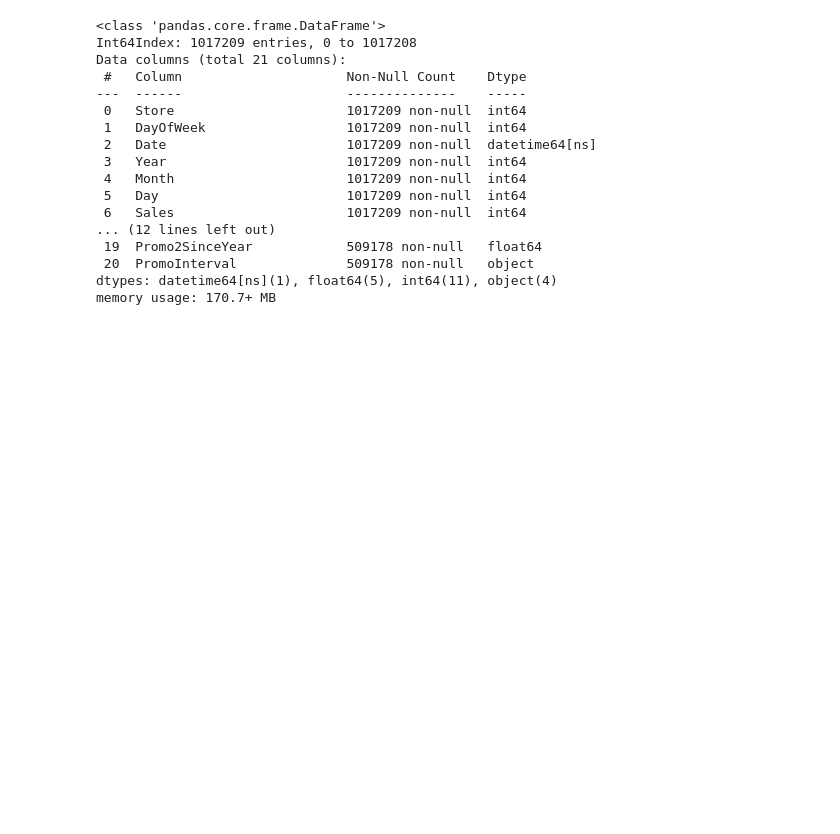
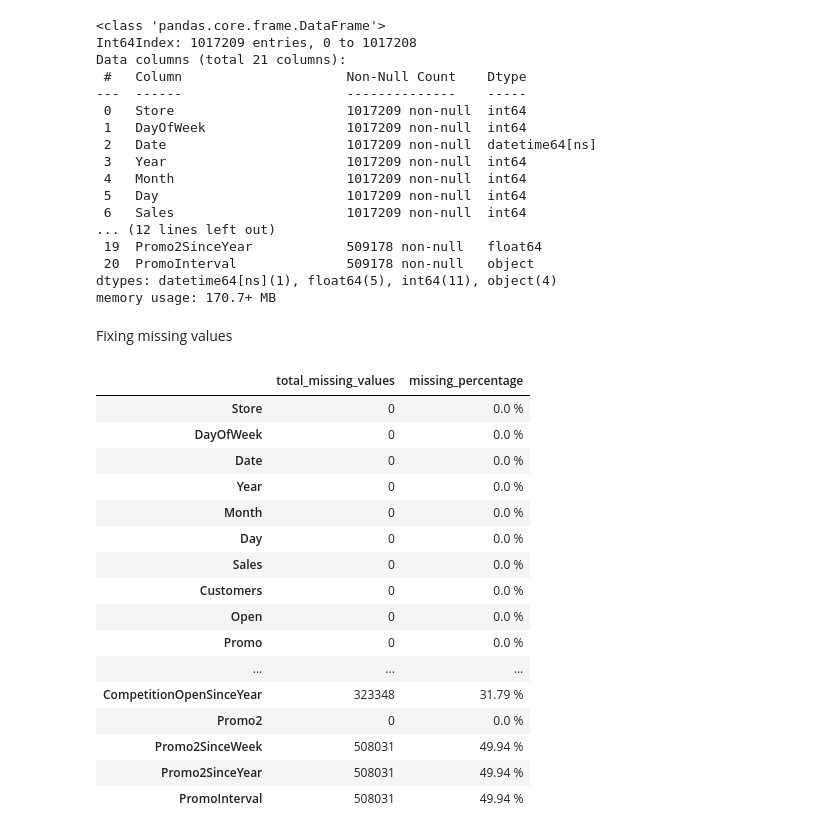
Before and after one commit to nahomHmichael/Rossman-Pharmaceutical-Sales-Pridiction, a Jupyter notebook: notebooks/ML_modeling.ipynb, the cells around one changed output. Saved outputs shown, nothing was run; the diff lists cells and outputs as text; code cells hidden in the pictures; blank space fills up the shorter version.

Commit message:
Update: preprocessing final steps

```diff
--- a/notebooks/ML_modeling.ipynb
+++ b/notebooks/ML_modeling.ipynb
@@ -128,3 +128,27 @@ Data columns (total 21 columns):
  20  PromoInterval              509178 non-null   object
 dtypes: datetime64[ns](1), float64(5), int64(11), object(4)
 memory usage: 170.7+ MB
+# %% [markdown]
+Fixing missing values
+# %%
+ml_preprocess = DataPreprocessor(train_store)
+# %%
+ml_preprocess.get_column_based_missing_percentage()
+# %% [output]
+|  | total_missing_values | missing_percentage |
+| Store | 0 | 0.0 % |
+| DayOfWeek | 0 | 0.0 % |
+| Date | 0 | 0.0 % |
+| Year | 0 | 0.0 % |
+| Month | 0 | 0.0 % |
+| Day | 0 | 0.0 % |
+| Sales | 0 | 0.0 % |
+| Customers | 0 | 0.0 % |
+| Open | 0 | 0.0 % |
+| Promo | 0 | 0.0 % |
+| ... | ... | ... |
+| CompetitionOpenSinceYear | 323348 | 31.79 % |
+| Promo2 | 0 | 0.0 % |
+| Promo2SinceWeek | 508031 | 49.94 % |
+| Promo2SinceYear | 508031 | 49.94 % |
+| PromoInterval | 508031 | 49.94 % |
```
Also changed, not shown: parts of 10 cells of this notebook, 4 other files.
